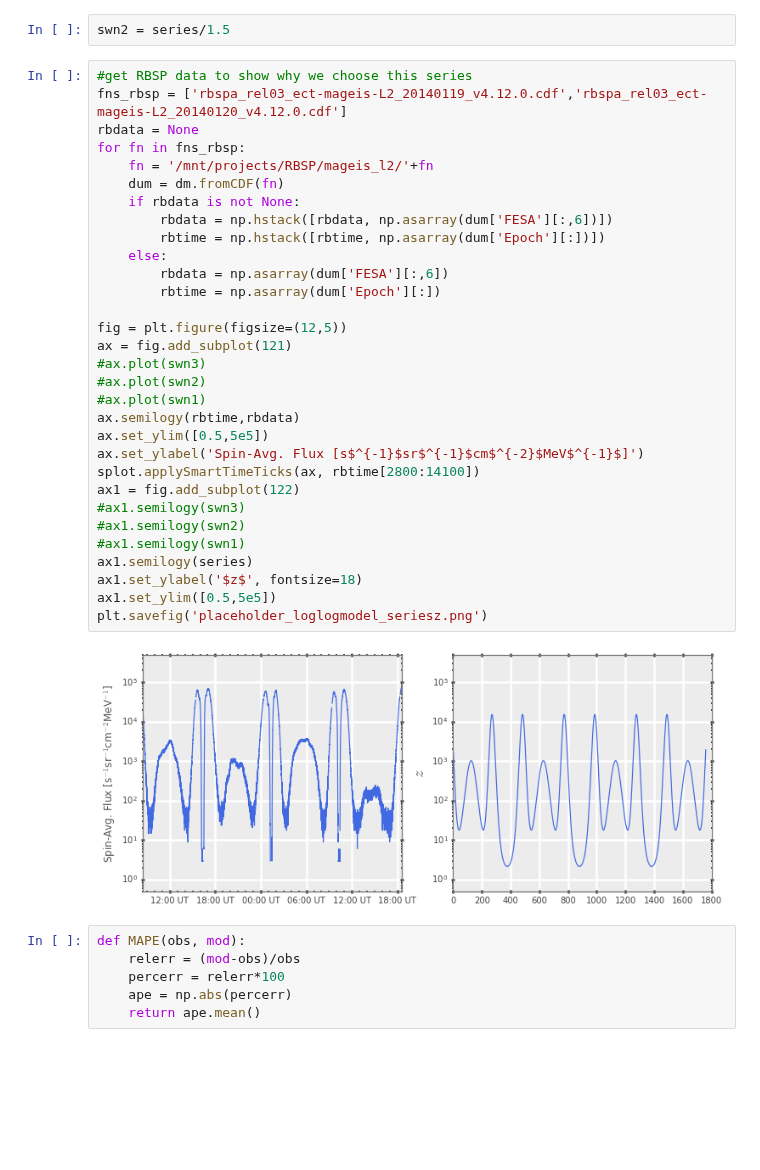
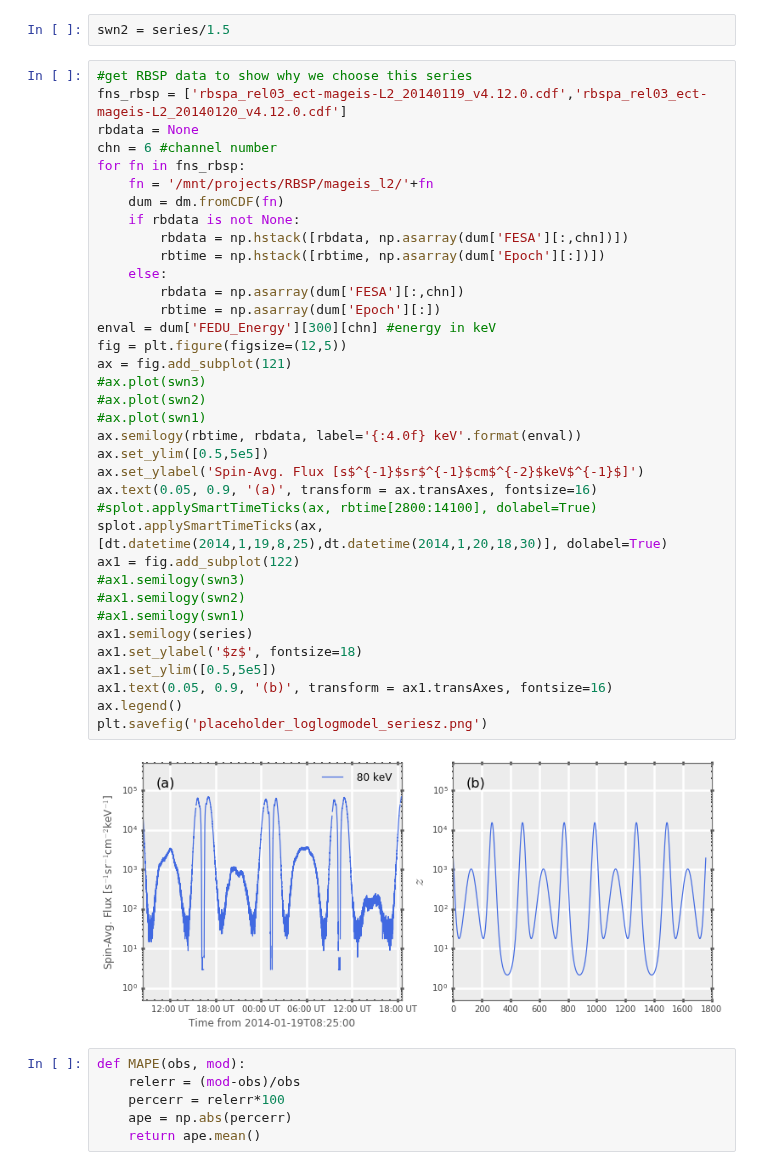
Before and after one commit to drsteve/Notebooks, a Jupyter notebook: MedianSymmetricAccuracyTests.ipynb, the cells around one changed output. Drawn from its saved outputs; the diff is of its cells as text; blank space fills up the shorter version.

Commit message:
MSAtests: figure updates

```diff
--- a/MedianSymmetricAccuracyTests.ipynb
+++ b/MedianSymmetricAccuracyTests.ipynb
@@ -45,36 +46,41 @@ swn2 = series/1.5
 # %%
 #get RBSP data to show why we choose this series
 fns_rbsp = ['rbspa_rel03_ect-mageis-L2_20140119_v4.12.0.cdf','rbspa_rel03_ect-mageis-L2_20140120_v4.12.0.cdf']
 rbdata = None
+chn = 6 #channel number
 for fn in fns_rbsp:
     fn = '/mnt/projects/RBSP/mageis_l2/'+fn
     dum = dm.fromCDF(fn)
     if rbdata is not None:
-        rbdata = np.hstack([rbdata, np.asarray(dum['FESA'][:,6])])
+        rbdata = np.hstack([rbdata, np.asarray(dum['FESA'][:,chn])])
         rbtime = np.hstack([rbtime, np.asarray(dum['Epoch'][:])])
     else:
-        rbdata = np.asarray(dum['FESA'][:,6])
+        rbdata = np.asarray(dum['FESA'][:,chn])
         rbtime = np.asarray(dum['Epoch'][:])
-
+enval = dum['FEDU_Energy'][300][chn] #energy in keV
 fig = plt.figure(figsize=(12,5))
 ax = fig.add_subplot(121)
 #ax.plot(swn3)
 #ax.plot(swn2)
 #ax.plot(swn1)
-ax.semilogy(rbtime,rbdata)
+ax.semilogy(rbtime, rbdata, label='{:4.0f} keV'.format(enval))
 ax.set_ylim([0.5,5e5])
-ax.set_ylabel('Spin-Avg. Flux [s$^{-1}$sr$^{-1}$cm$^{-2}$MeV$^{-1}$]')
-splot.applySmartTimeTicks(ax, rbtime[2800:14100])
+ax.set_ylabel('Spin-Avg. Flux [s$^{-1}$sr$^{-1}$cm$^{-2}$keV$^{-1}$]')
+ax.text(0.05, 0.9, '(a)', transform = ax.transAxes, fontsize=16)
+#splot.applySmartTimeTicks(ax, rbtime[2800:14100], dolabel=True)
+splot.applySmartTimeTicks(ax, [dt.datetime(2014,1,19,8,25),dt.datetime(2014,1,20,18,30)], dolabel=True)
 ax1 = fig.add_subplot(122)
 #ax1.semilogy(swn3)
 #ax1.semilogy(swn2)
 #ax1.semilogy(swn1)
 ax1.semilogy(series)
 ax1.set_ylabel('$z$', fontsize=18)
 ax1.set_ylim([0.5,5e5])
+ax1.text(0.05, 0.9, '(b)', transform = ax1.transAxes, fontsize=16)
+ax.legend()
 plt.savefig('placeholder_loglogmodel_seriesz.png')
 # %% [output]
-[figure, old version]
+[figure, new version]
 # %%
 def MAPE(obs, mod):
     relerr = (mod-obs)/obs
```
Also changed, not shown: parts of 8 cells of this notebook.
